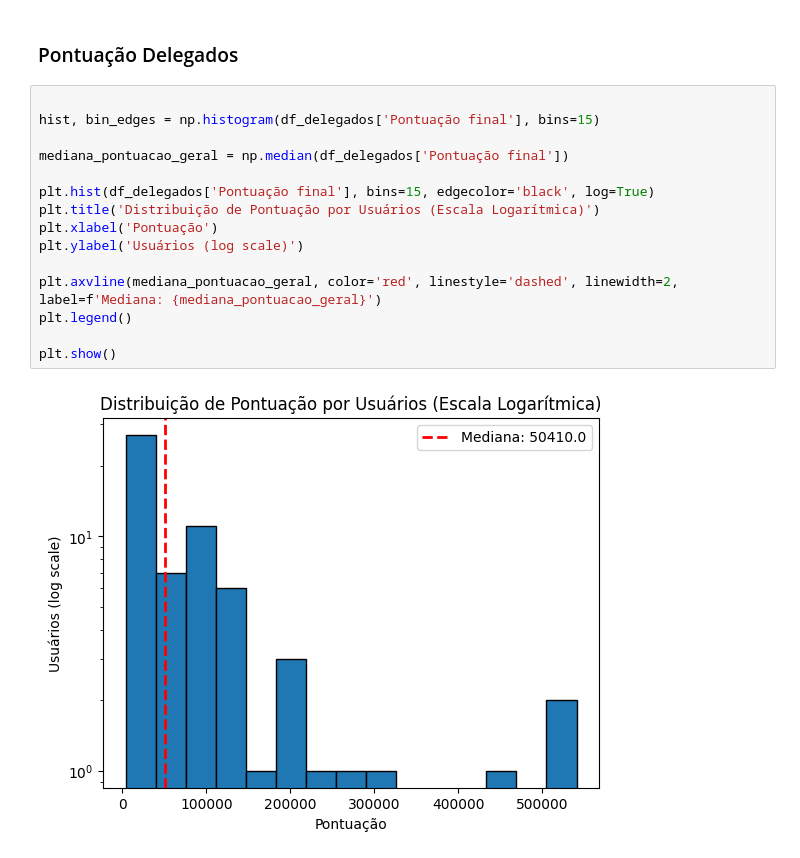
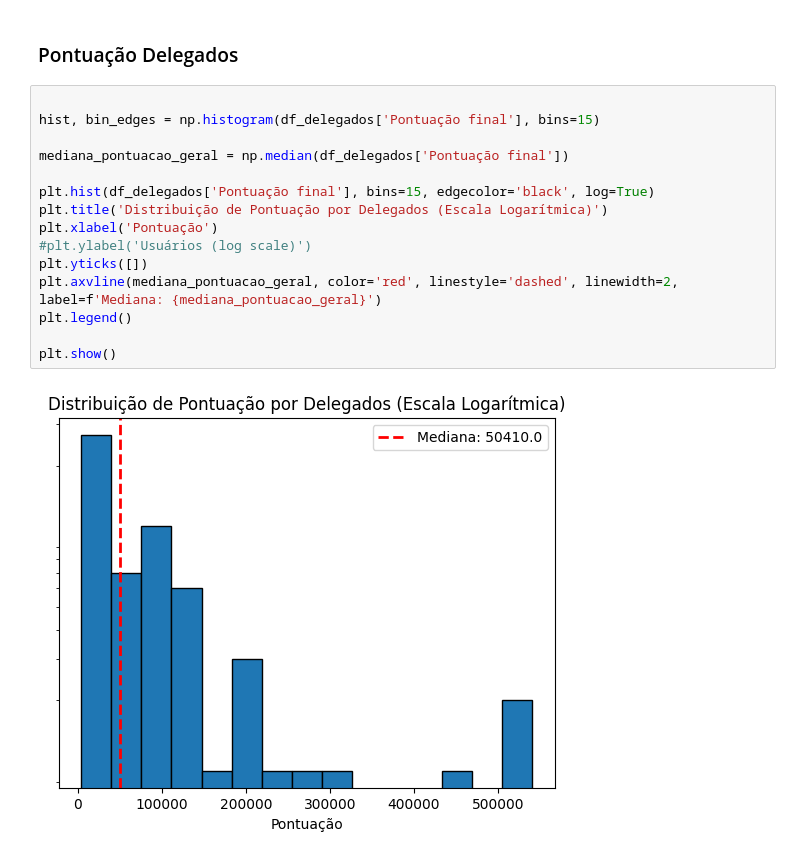
Before and after one commit to lappis-unb/documentacao2, a Jupyter notebook: docs/conjuv/histogramas.ipynb, the cells around one changed output. Saved outputs shown, nothing was run; the diff lists cells and outputs as text.

```diff
--- a/docs/conjuv/histogramas.ipynb
+++ b/docs/conjuv/histogramas.ipynb
@@ -110,17 +111,17 @@ plt.show()
 # %%
 
 hist, bin_edges = np.histogram(df_delegados['Pontuação final'], bins=15)
 
 mediana_pontuacao_geral = np.median(df_delegados['Pontuação final'])
 
 plt.hist(df_delegados['Pontuação final'], bins=15, edgecolor='black', log=True)
-plt.title('Distribuição de Pontuação por Usuários (Escala Logarítmica)')
+plt.title('Distribuição de Pontuação por Delegados (Escala Logarítmica)')
 plt.xlabel('Pontuação')
-plt.ylabel('Usuários (log scale)')
-
+#plt.ylabel('Usuários (log scale)')
+plt.yticks([])
 plt.axvline(mediana_pontuacao_geral, color='red', linestyle='dashed', linewidth=2, label=f'Mediana: {mediana_pontuacao_geral}')
 plt.legend()
 
 plt.show()
 # %% [output]
-[figure, old version]
+[figure, new version]
```
Also changed, not shown: parts of 5 cells of this notebook.
